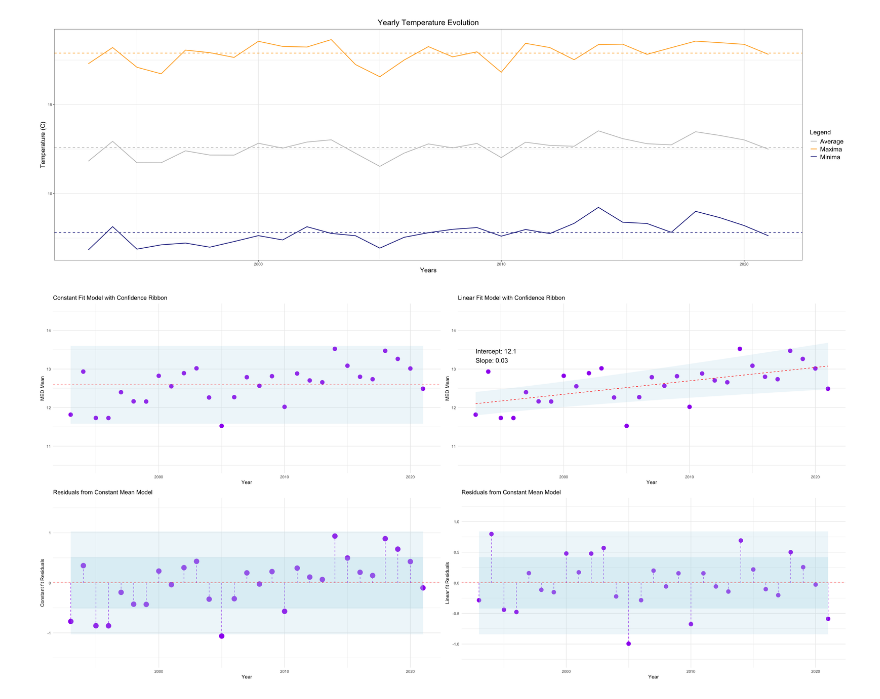
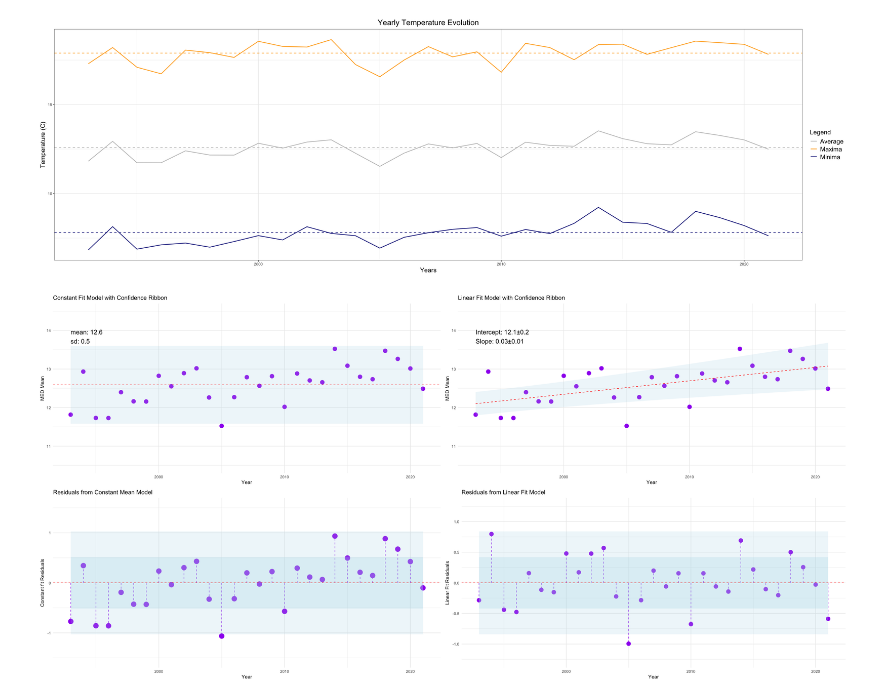
Before and after one commit to Lorycav/Weather_Statistical_Analysis_And_Forecasting, a Jupyter notebook: project.ipynb, the cells around one changed output. Cells and saved outputs as stored; diff of their text form; code cells hidden in the pictures.

```diff
--- a/project.ipynb
+++ b/project.ipynb
@@ -253,76 +235,93 @@ yearly_dataset$x_fit <- yearly_dataset$year_only - 1993
 
 # Crea il modello lineare
 model <- lm(MED_mean ~ x_fit, data = yearly_dataset)
-model_coeff_err <- coef(summary(model))[, "Std. Error"]
-model_coeff <- coef(summary(model))[,'Estimate']
+model_summary <- summary(model)
+model_coeff_err <- coef(model_summary)[, "Std. Error"]
+model_coeff <- coef(model_summary)[, 'Estimate']
 
 # Crea un dataframe con l'anno, MED_mean, i residui del modello, i residui costanti e i fitted values
-fit_dataframe <- yearly_dataset |>
-  select(year_only, MED_mean) |>
-  mutate(linear_residuals = model$residuals) |>
-  mutate(const_residuals = MED_mean - mean(MED_mean)) |>
+fit_dataframe <- yearly_dataset %>%
+  select(year_only, MED_mean) %>%
+  mutate(linear_residuals = model$residuals) %>%
+  mutate(const_residuals = MED_mean - mean(MED_mean)) %>%
   mutate(fitted_linear = model$fitted.values)
 
 # Aggiungi gli intervalli di confidenza per i fitted values
-fit_dataframe <- fit_dataframe |>
-  mutate(conf_lower = fitted_linear - 1.96 * sqrt((model_coeff_err[2] * yearly_dataset$x_fit)^2 + (model_coeff_err[1])^2) ,
-         conf_upper = fitted_linear + 1.96 * sqrt((model_coeff_err[2] * yearly_dataset$x_fit)^2 + (model_coeff_err[1])^2))|>
+fit_dataframe <- fit_dataframe %>%
+  mutate(conf_lower = fitted_linear - 1.96 * sqrt((model_coeff_err[2] * yearly_dataset$x_fit)^2 + (model_coeff_err[1])^2),
+         conf_upper = fitted_linear + 1.96 * sqrt((model_coeff_err[2] * yearly_dataset$x_fit)^2 + (model_coeff_err[1])^2)) %>%
   mutate(x_fit = yearly_dataset$x_fit)
 
-# Crea il grafico con la ribbon per il fit lineare
+# Crea il testo per il grafico del fit costante
+constant_fit_text <- paste0("mean: ", round(mean(yearly_dataset$MED_mean), 1),
+                            "\nsd: ", round(sqrt(var(yearly_dataset$MED_mean)), 1))
+
+# Crea il grafico con la ribbon per il fit costante
 p_a <- ggplot(data = fit_dataframe) +
   geom_point(aes(x = year_only, y = MED_mean), col = 'purple', size = 4) +
-  geom_ribbon(aes(x = year_only, ymin = mean(MED_mean) - 1.96*sqrt(var(MED_mean)), ymax = mean(MED_mean) + 1.96*sqrt(var(MED_mean)) ), alpha = 0.2, fill = 'lightblue') +
+  geom_ribbon(aes(x = year_only, ymin = mean(MED_mean) - 1.96*sqrt(var(MED_mean)),
+                  ymax = mean(MED_mean) + 1.96*sqrt(var(MED_mean))),
+              alpha = 0.2, fill = 'lightblue') +
   geom_hline(aes(yintercept = mean(MED_mean)), linetype = 2, color = 'red') +
   theme_minimal() +
-  ylim(10.5,14.5)+
+  ylim(10.5, 14.5) +
+  annotate("text", x = min(fit_dataframe$year_only), y = max(fit_dataframe$MED_mean) + 0.5,
+           label = constant_fit_text, hjust = 0, vjust = 1, size = 5, color = 'black') +
   labs(title = "Constant Fit Model with Confidence Ribbon",
        x = "Year",
-       y = "MED Mean",)
+       y = "MED Mean")
 
-linear_fit_text <- paste0("Intercept: ", round(model_coeff[1], 2), "\nSlope: ", round(model_coeff[2], 2))
+# Crea il testo per il grafico del fit lineare
+linear_fit_text <- paste0("Intercept: ", round(model_coeff[1], 1), '\u00B1', round(model_coeff_err[1], 1),
+                          "\nSlope: ", round(model_coeff[2], 2), '\u00B1', round(model_coeff_err[2], 2))
+
+# Crea il grafico con la ribbon per il fit lineare
 p_b <- ggplot(data = fit_dataframe) +
   geom_point(aes(x = year_only, y = MED_mean), col = 'purple', size = 4) +
   geom_ribbon(aes(x = year_only, ymin = conf_lower, ymax = conf_upper), alpha = 0.2, fill = 'lightblue') +
-  geom_line(aes(x = year_only, y = fitted_linear),linetype = 2, col = 'red') +
+  geom_line(aes(x = year_only, y = fitted_linear), linetype = 2, col = 'red') +
   theme_minimal() +
-  ylim(10.5,14.5)+
-  annotate("text", x = min(fit_dataframe$year_only), y = max(fit_dataframe$MED_mean), label = linear_fit_text, hjust = 0, vjust = 1, size = 5, color = "black") +
+  ylim(10.5, 14.5) +
+  annotate("text", x = min(fit_dataframe$year_only), y = max(fit_dataframe$MED_mean) + 0.5,
+           label = linear_fit_text, hjust = 0, vjust = 1, size = 5, color = "black") +
   labs(title = "Linear Fit Model with Confidence Ribbon",
        x = "Year",
        y = "MED Mean")
-
 
 p_c <- ggplot(data = fit_dataframe) +
   geom_point(aes(x = year_only, y = const_residuals), col = 'purple', size = 5) +
   geom_segment(aes(x = year_only, xend = year_only, y = 0, yend = const_residuals), linetype = 2, color = 'purple') +
   geom_ribbon(aes(x = year_only, ymin = sqrt(var(MED_mean)), ymax = -sqrt(var(MED_mean))), alpha = 0.4, fill = 'lightblue') +
   geom_ribbon(aes(x = year_only, ymin = sqrt(var(MED_mean)), ymax = 2*sqrt(var(MED_mean))), alpha = 0.2, fill = 'lightblue') +
   geom_ribbon(aes(x = year_only, ymin = 2*sqrt(var(MED_mean)), ymax = 3*sqrt(var(MED_mean))), alpha = 0., fill = 'lightblue') +
   geom_ribbon(aes(x = year_only, ymin = -2*sqrt(var(MED_mean)), ymax = -sqrt(var(MED_mean))), alpha = 0.2, fill = 'lightblue') +
   geom_ribbon(aes(x = year_only, ymin = -3*sqrt(var(MED_mean)), ymax = -2*sqrt(var(MED_mean))), alpha = 0., fill = 'lightblue') +
   geom_hline(aes(yintercept = 0), linetype = 2, color = 'red') +
   theme_minimal() +
   labs(title = "Residuals from Constant Mean Model",
        x = "Year",
        y = "Constant fit Residuals")
 
+# Crea il grafico dei residui del fit lineare
 p_d <- ggplot(data = fit_dataframe) +
   geom_point(aes(x = year_only, y = linear_residuals), col = 'purple', size = 4) +
   geom_segment(aes(x = year_only, xend = year_only, y = 0, yend = linear_residuals), linetype = 2, color = 'purple') +
   geom_ribbon(aes(x = year_only, ymin = sqrt(var(linear_residuals)), ymax = -sqrt(var(linear_residuals))), alpha = 0.4, fill = 'lightblue') +
-  geom_ribbon(aes(x = year_only, ymin = sqrt(var(linear_residuals)), ymax = 2*sqrt(var(linear_residuals))), alpha = 0.2, fill = 'lightblue') +
-  geom_ribbon(aes(x = year_only, ymin = 2*sqrt(var(linear_residuals)), ymax = 3*sqrt(var(linear_residuals))), alpha = 0., fill = 'lightblue') +
-  geom_ribbon(aes(x = year_only, ymin = -2*sqrt(var(linear_residuals)), ymax = -sqrt(var(linear_residuals))), alpha = 0.2, fill = 'lightblue') +
-  geom_ribbon(aes(x = year_only, ymin = -3*sqrt(var(linear_residuals)), ymax = -2*sqrt(var(linear_residuals))), alpha = 0., fill = 'lightblue') +
+  geom_ribbon(aes(x = year_only, ymin = sqrt(var(linear_residuals)), ymax = 2 * sqrt(var(linear_residuals))), alpha = 0.2, fill = 'lightblue') +
+  geom_ribbon(aes(x = year_only, ymin = 2 * sqrt(var(linear_residuals)), ymax = 3 * sqrt(var(linear_residuals))), alpha = 0.0, fill = 'lightblue') +
+  geom_ribbon(aes(x = year_only, ymin = -2 * sqrt(var(linear_residuals)), ymax = -sqrt(var(linear_residuals))), alpha = 0.2, fill = 'lightblue') +
+  geom_ribbon(aes(x = year_only, ymin = -3 * sqrt(var(linear_residuals)), ymax = -2 * sqrt(var(linear_residuals))), alpha = 0.0, fill = 'lightblue') +
   geom_hline(aes(yintercept = 0), linetype = 2, color = 'red') +
   theme_minimal() +
-  labs(title = "Residuals from Constant Mean Model",
+  labs(title = "Residuals from Linear Fit Model",
        x = "Year",
-       y = "Linear fit Residuals")
+       y = "Linear Fit Residuals")
 
+# Imposta le dimensioni del grafico
 options(repr.plot.width = 25, repr.plot.height = 12)
+
+# Visualizza i grafici
 grid.arrange(p_a, p_b, p_c, p_d,
              ncol = 2, nrow = 2)
 # %% [output]
-[figure, old version]
+[figure, new version]
```
Also changed, not shown: parts of 10 cells of this notebook, 3 other files.
